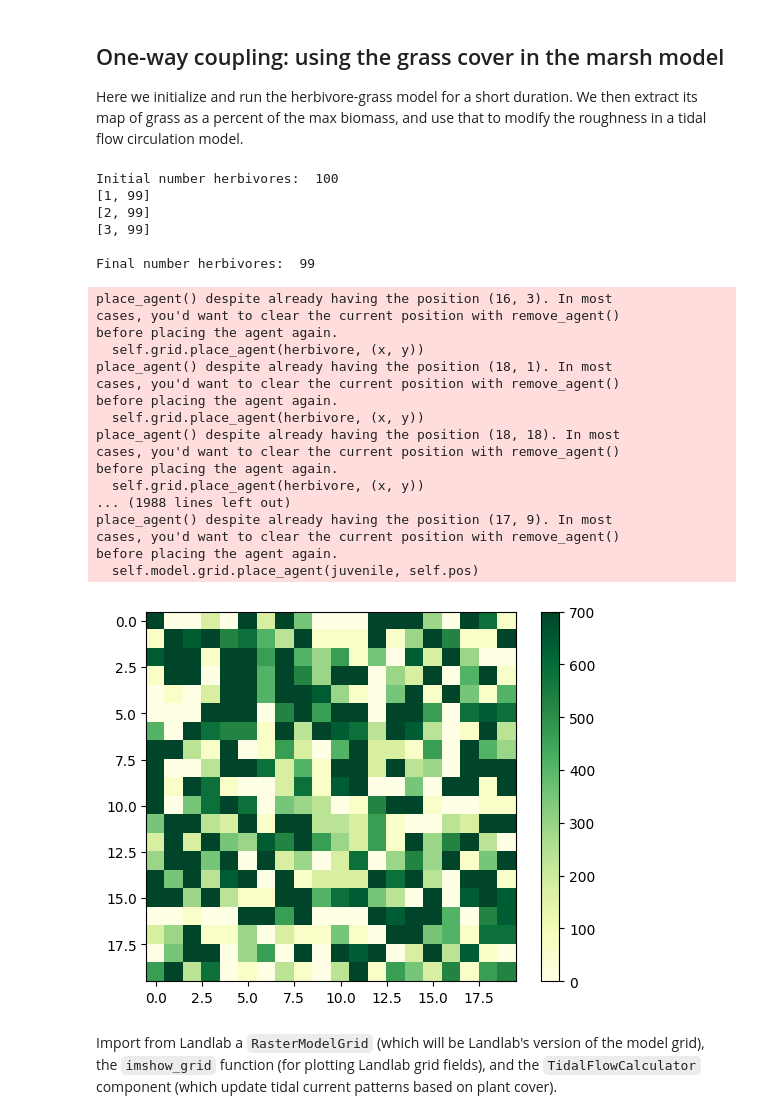
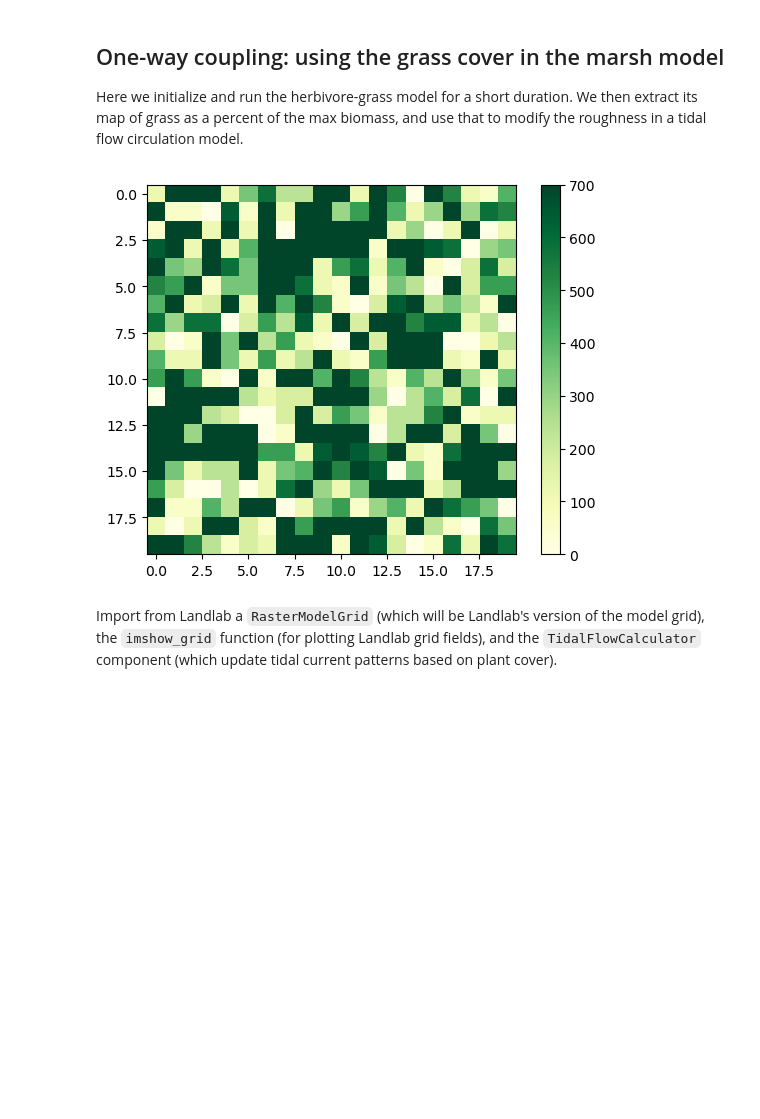
Before and after one commit to thuff621/CSDMS, a Jupyter notebook: marsh grass herbivory.ipynb, the cells around one changed output. Saved outputs shown, nothing was run; the diff lists cells and outputs as text; code cells hidden in the pictures; blank space fills up the shorter version.

```diff
--- a/marsh grass herbivory.ipynb
+++ b/marsh grass herbivory.ipynb
@@ -83,7 +83,7 @@ class RandomWalker(Agent):
     y = None
     moore = True
 
-    def __init__(self, unique_id, pos, model, moore=True):
+    def __init__(self, unique_id, model, moore=True):
         """
         grid: The MultiGrid object in which the agent lives.
         x: The agent's current x coordinate
@@ -92,7 +92,6 @@ class RandomWalker(Agent):
                 Otherwise, only up, down, left, right.
         """
         super().__init__(unique_id, model)
-        self.pos = pos
         self.moore = moore
 
     def random_move(self):
@@ -115,9 +114,9 @@ class Herbivore(RandomWalker):
 
     energy = None
 
-    def __init__(self, unique_id, pos, model, moore, energy=None, food_preference=400):
+    def __init__(self, unique_id, model, moore, energy=None, food_preference=400):
         #Herbivore(self.next_id(), (x, y), self, True, energy)
-        super().__init__(unique_id, pos, model, moore=moore)
+        super().__init__(unique_id, model, moore=moore)
         self.energy = energy
         self.food_preference = food_preference
 
@@ -152,7 +151,7 @@ class Herbivore(RandomWalker):
             if self.model.grass:
                 self.energy /= 2
             juvenile = Herbivore(
-                self.model.next_id(), self.pos, self.model, self.moore, self.energy
+                self.model.next_id(), self.model, self.moore, self.energy, self.food_preference
             )
             self.model.grid.place_agent(juvenile, self.pos)
             self.model.schedule.add(juvenile)
@@ -163,7 +162,7 @@ class GrassPatch(Agent):
     A patch of grass that grows at a fixed rate and it is eaten by an herbivore
     """
 
-    def __init__(self, unique_id, pos, model, fully_grown, countdown, max_biomass):
+    def __init__(self, unique_id, model, fully_grown, countdown, max_biomass):
         """
         Creates a new patch of grass
 
@@ -182,7 +181,6 @@ class GrassPatch(Agent):
             self.percent_of_max =  (self.model.grass_regrowth_time - self.countdown) / self.model.grass_regrowth_time
             self.biomass = self.percent_of_max * self.max_biomass
 
-        self.pos = pos
 
     def step(self):
         if not self.fully_grown:
@@ -277,7 +275,7 @@ class HerbivoreGrass(Model):
             {
                 "Herbivores": lambda m: m.schedule.get_type_count(Herbivore),
                 "Grass": lambda m: m.schedule.get_type_count(
-                    GrassPatch, lambda x: x.fully_grown
+                    GrassPatch, lambda x: x.biomass
                 ),
             }
         )
@@ -289,14 +287,14 @@ class HerbivoreGrass(Model):
             energy = self.random.randrange(2 * self.herbivore_gain_from_food)
             herbivore = Herbivore(
                 self.next_id(),
-                (x, y),
                 self,
                 True,
                 energy,
                 food_preference=350
                 )
+            self.schedule.add(herbivore)
             self.grid.place_agent(herbivore, (x, y))
-            self.schedule.add(herbivore)
+
 
         # Create grass patches
         if self.grass:
@@ -308,9 +306,10 @@ class HerbivoreGrass(Model):
                 else:
                     countdown = self.random.randrange(self.grass_regrowth_time)
 
-                patch = GrassPatch(self.next_id(), (x, y), self, fully_grown, countdown, grass_max_biomass)
+                patch = GrassPatch(self.next_id(), self, fully_grown, countdown, grass_max_biomass)
+                self.schedule.add(patch)
                 self.grid.place_agent(patch, (x, y))
-                self.schedule.add(patch)
+
 
         self.running = True
         self.datacollector.collect(self)
@@ -431,35 +395,12 @@ Final number herbivores:  151
 
 Here we initialize and run the herbivore-grass model for a short duration. We then extract its map of grass as a percent of the max biomass, and use that to modify the roughness in a tidal flow circulation model.
 # %%
-hs = HerbivoreGrass(grass=True, verbose=True)
+hs = HerbivoreGrass(grass=True, verbose=False)
 hs.run_model(step_count=3)
 gm = generate_grass_map(hs)
 plot_grass_map(gm)
 # %% [output]
-Initial number herbivores:  100
-[1, 99]
-[2, 99]
-[3, 99]
-
-Final number herbivores:  99
-place_agent() despite already having the position (16, 3). In most
-cases, you'd want to clear the current position with remove_agent()
-before placing the agent again.
-  self.grid.place_agent(herbivore, (x, y))
-place_agent() despite already having the position (18, 1). In most
-cases, you'd want to clear the current position with remove_agent()
-before placing the agent again.
-  self.grid.place_agent(herbivore, (x, y))
-place_agent() despite already having the position (18, 18). In most
-cases, you'd want to clear the current position with remove_agent()
-before placing the agent again.
-  self.grid.place_agent(herbivore, (x, y))
-... (1988 lines left out)
-place_agent() despite already having the position (17, 9). In most
-cases, you'd want to clear the current position with remove_agent()
-before placing the agent again.
-  self.model.grid.place_agent(juvenile, self.pos)
-[figure, old version]
+[figure, new version]
 # %% [markdown]
 Import from Landlab a `RasterModelGrid` (which will be Landlab's version of the model grid), the `imshow_grid` function (for plotting Landlab grid fields), and the `TidalFlowCalculator` component (which update tidal current patterns based on plant cover).
 # %%
```
Also changed, not shown: parts of 11 cells of this notebook.
